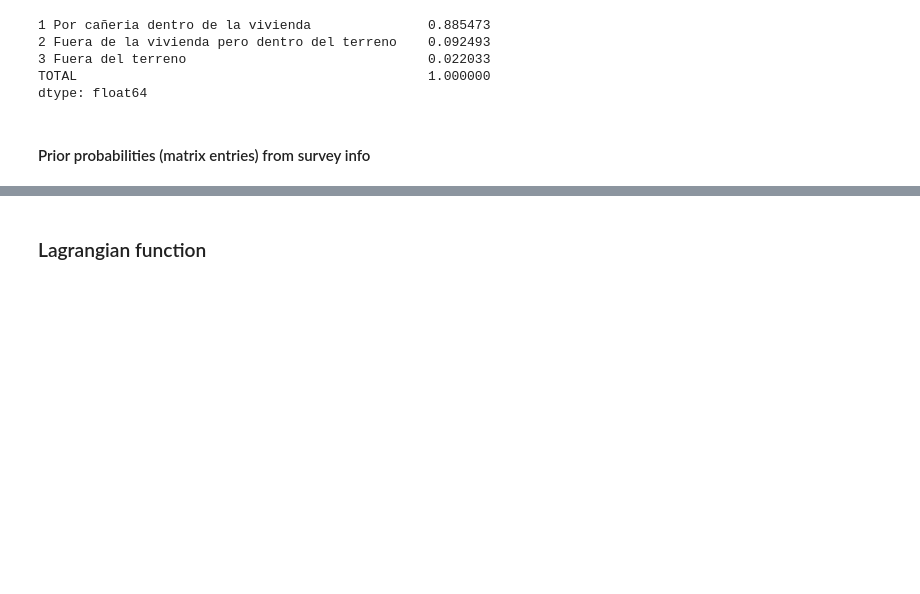
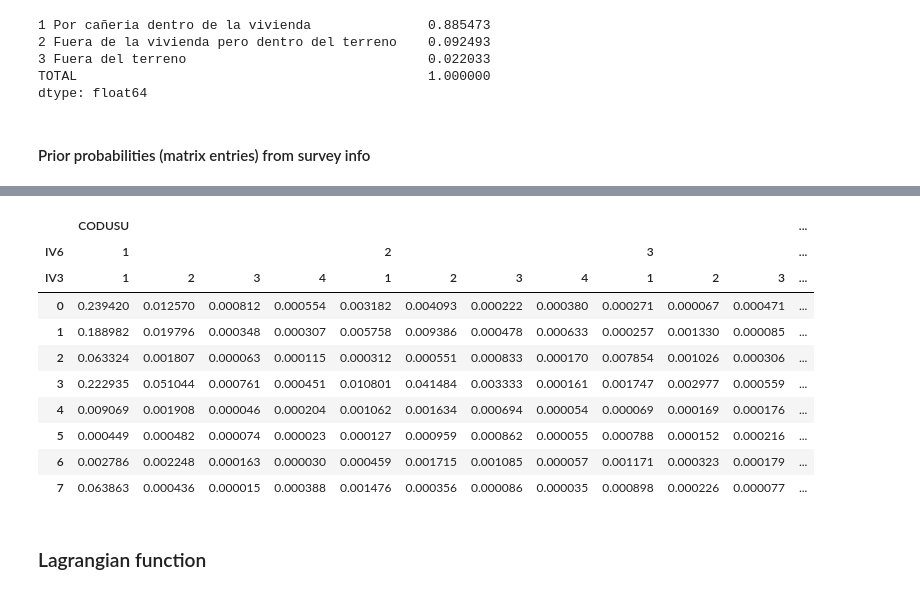
Before and after one commit to matuteiglesias/microdatos-EPH-INDEC, a Jupyter notebook: MaxEnt/Harmonize Census to EPH Survey.ipynb, the cells around one changed output, grey strips where cells are left out. Saved outputs shown, nothing was run; the diff lists cells and outputs as text; code cells hidden in the pictures; blank space fills up the shorter version.

Commit message:
Added user created data

```diff
--- a/MaxEnt/Harmonize Census to EPH Survey.ipynb
+++ b/MaxEnt/Harmonize Census to EPH Survey.ipynb
@@ -138,0 +549,18 @@ qjkl = (1 - uncorr_fill_q.sum().sum())*qjkl + uncorr_fill_q
+# %%
+M_0 = np.array([[1, 0.1], [0.1, 1]])
+
+constraints = []
+for i in [0, 1]:
+    def f(M, ix = ix, marg = marg, i = i):
+        return M[ix[i]].sum() - marg[i]
+
+    constraints.append(f)
+
+cons = [{'type':'eq', 'fun': con} for con in constraints]
+
+def MaxEnt(p_mat, q_mat = M_0):
+    p_mat = np.array(p_mat).reshape(q_mat.shape)
+    return (p_mat*np.log(p_mat/q_mat)).sum()
+
+res = minimize(lambda M: MaxEnt(M), M_0, constraints = cons)
+res['x'].round(2).reshape(M_0.shape)
@@ -138,0 +575,5 @@ qjkl = (1 - uncorr_fill_q.sum().sum())*qjkl + uncorr_fill_q
+# %%
+from scipy.optimize import minimize
+p_0 = q_mat.flatten()
+res = minimize(lambda p: MaxEnt(p, q_mat), p_0, constraints = {'type':'eq', 'fun': f})
+res['x']
@@ -139,3 +635,17 @@ qjkl = (1 - uncorr_fill_q.sum().sum())*qjkl + uncorr_fill_q
+# %%
+pd.DataFrame(res['x'].reshape(8, 12), columns = qjkl.columns)
+# %% [output]
+|  | CODUSU |  |  |  |  |  |  |  |  |  |  | ... |
+| IV6 | 1 |  |  |  | 2 |  |  |  | 3 |  |  | ... |
+| IV3 | 1 | 2 | 3 | 4 | 1 | 2 | 3 | 4 | 1 | 2 | 3 | ... |
+| 0 | 0.239420 | 0.012570 | 0.000812 | 0.000554 | 0.003182 | 0.004093 | 0.000222 | 0.000380 | 0.000271 | 0.000067 | 0.000471 | ... |
+| 1 | 0.188982 | 0.019796 | 0.000348 | 0.000307 | 0.005758 | 0.009386 | 0.000478 | 0.000633 | 0.000257 | 0.001330 | 0.000085 | ... |
+| 2 | 0.063324 | 0.001807 | 0.000063 | 0.000115 | 0.000312 | 0.000551 | 0.000833 | 0.000170 | 0.007854 | 0.001026 | 0.000306 | ... |
+| 3 | 0.222935 | 0.051044 | 0.000761 | 0.000451 | 0.010801 | 0.041484 | 0.003333 | 0.000161 | 0.001747 | 0.002977 | 0.000559 | ... |
+| 4 | 0.009069 | 0.001908 | 0.000046 | 0.000204 | 0.001062 | 0.001634 | 0.000694 | 0.000054 | 0.000069 | 0.000169 | 0.000176 | ... |
+| 5 | 0.000449 | 0.000482 | 0.000074 | 0.000023 | 0.000127 | 0.000959 | 0.000862 | 0.000055 | 0.000788 | 0.000152 | 0.000216 | ... |
+| 6 | 0.002786 | 0.002248 | 0.000163 | 0.000030 | 0.000459 | 0.001715 | 0.001085 | 0.000057 | 0.001171 | 0.000323 | 0.000179 | ... |
+| 7 | 0.063863 | 0.000436 | 0.000015 | 0.000388 | 0.001476 | 0.000356 | 0.000086 | 0.000035 | 0.000898 | 0.000226 | 0.000077 | ... |
 # %% [markdown]
 ### Lagrangian function
 # %%
```
Also changed, not shown: parts of 47 cells of this notebook.
